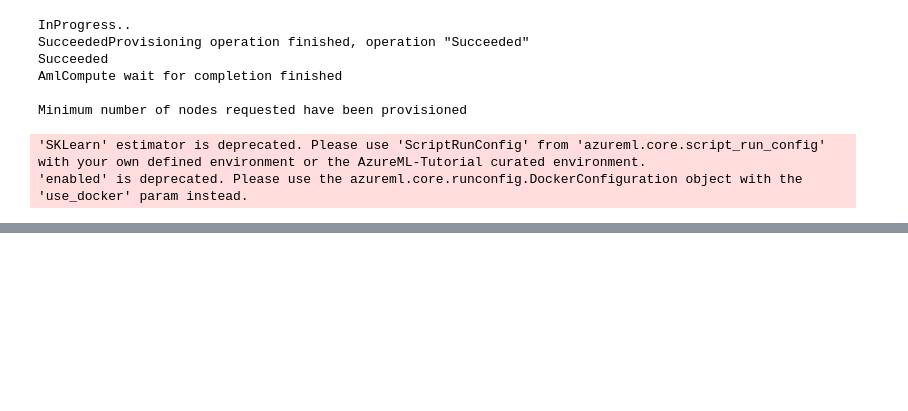
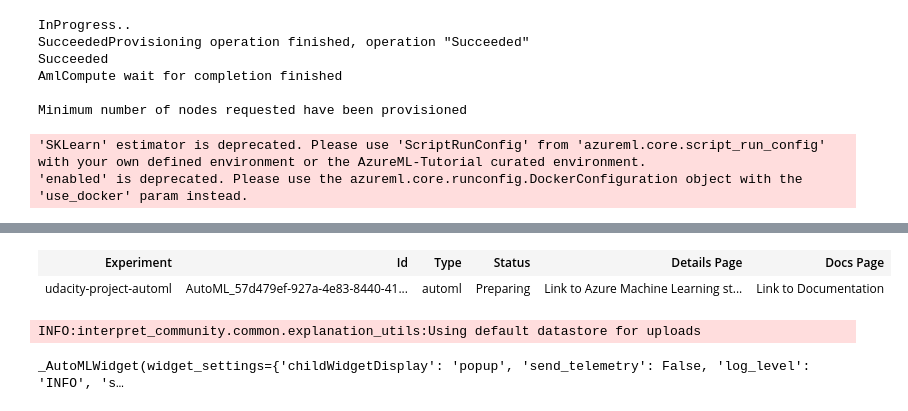
Before and after one commit to jackharrison27/Optimizing_a_Pipeline_in_Azure, a Jupyter notebook: project_notebook.ipynb, the cells around one changed output, grey strips where cells are left out. Saved outputs shown, nothing was run; the diff lists cells and outputs as text; code cells hidden in the pictures; blank space fills up the shorter version.

```diff
--- a/project_notebook.ipynb
+++ b/project_notebook.ipynb
@@ -164,7 +152,7 @@ from azureml.train.automl import AutoMLConfig
 automl_config = AutoMLConfig(
     experiment_timeout_minutes=30,
     task='classification',
-    primary_metric='Accuracy',
+    primary_metric='accuracy',
     training_data=train,
     label_column_name='y',
     n_cross_validations=5)
@@ -175,4 +163,5 @@ automl_config = AutoMLConfig(
 exp = Experiment(workspace=ws, name="udacity-project-automl")
 
 automl_run = exp.submit(automl_config)
-RunDetails(remote_run).show()
+RunDetails(automl_run).show()
+# %% [output]
@@ -179,3 +169,7 @@ RunDetails(remote_run).show()
+| Experiment | Id | Type | Status | Details Page | Docs Page |
+| udacity-project-automl | AutoML_57d479ef-927a-4e83-8440-41... | automl | Preparing | Link to Azure Machine Learning st... | Link to Documentation |
+INFO:interpret_community.common.explanation_utils:Using default datastore for uploads
+_AutoMLWidget(widget_settings={'childWidgetDisplay': 'popup', 'send_telemetry': False, 'log_level': 'INFO', 's…
 # %%
 # Retrieve and save your best automl model.
 
```
Also changed, not shown: parts of 6 cells of this notebook.
